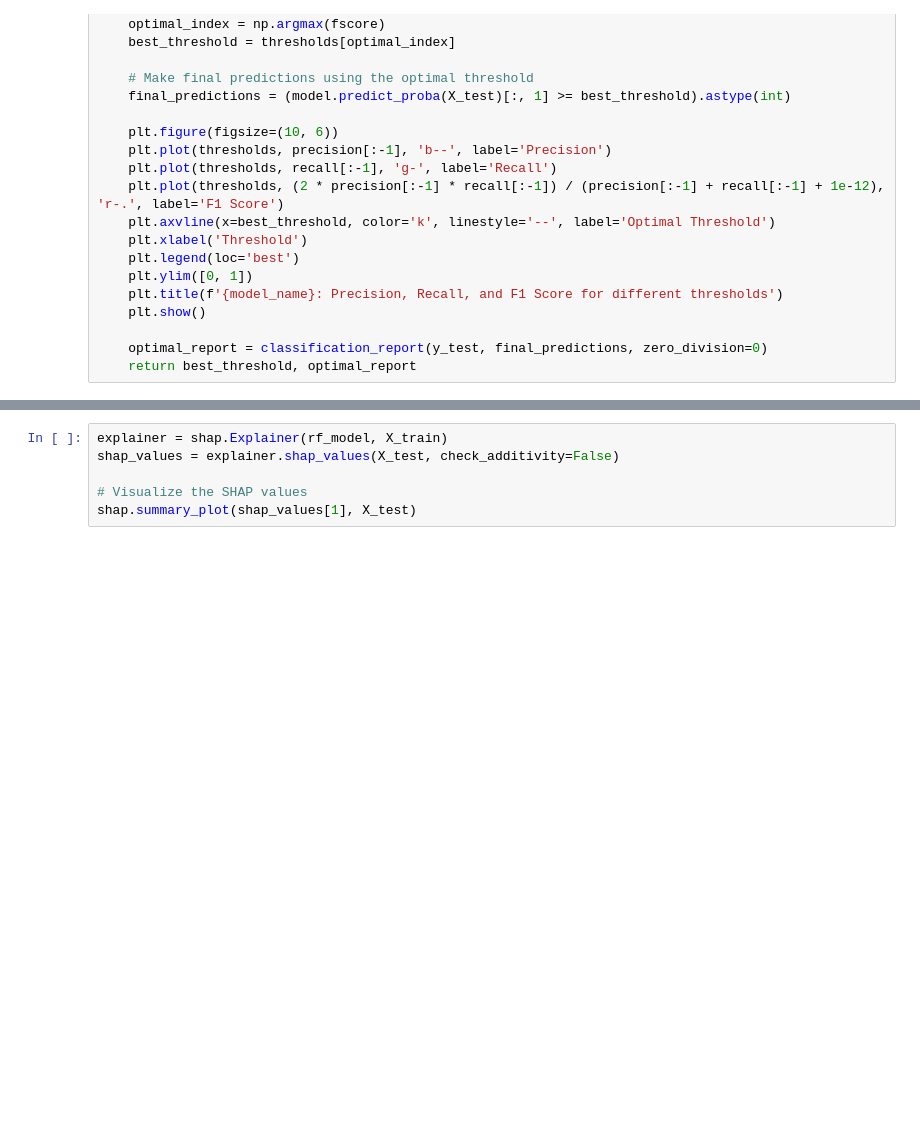
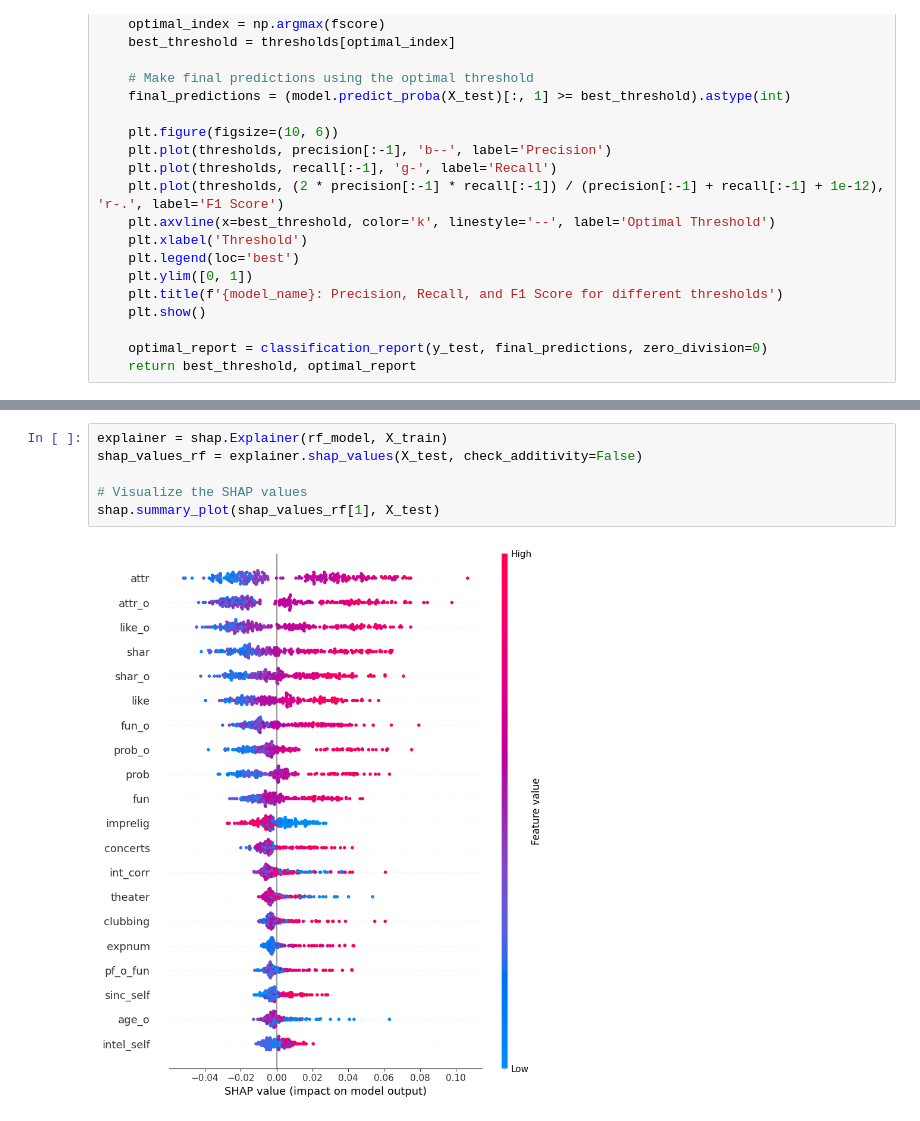
Before and after one commit to meralegre/capstone, a Jupyter notebook: modelling.ipynb, the cells around one changed output, grey strips where cells are left out. Drawn from its saved outputs; the diff is of its cells as text; blank space fills up the shorter version.

```diff
--- a/modelling.ipynb
+++ b/modelling.ipynb
@@ -355,7 +356,9 @@ shap.summary_plot(shap_values_lgb, X_test)
 # %%
 explainer = shap.Explainer(rf_model, X_train)
-shap_values = explainer.shap_values(X_test, check_additivity=False)
+shap_values_rf = explainer.shap_values(X_test, check_additivity=False)
 
 # Visualize the SHAP values
-shap.summary_plot(shap_values[1], X_test)
+shap.summary_plot(shap_values_rf[1], X_test)
+# %% [output]
+[figure, added]
 # %%
```
Also changed, not shown: parts of 9 cells of this notebook.
